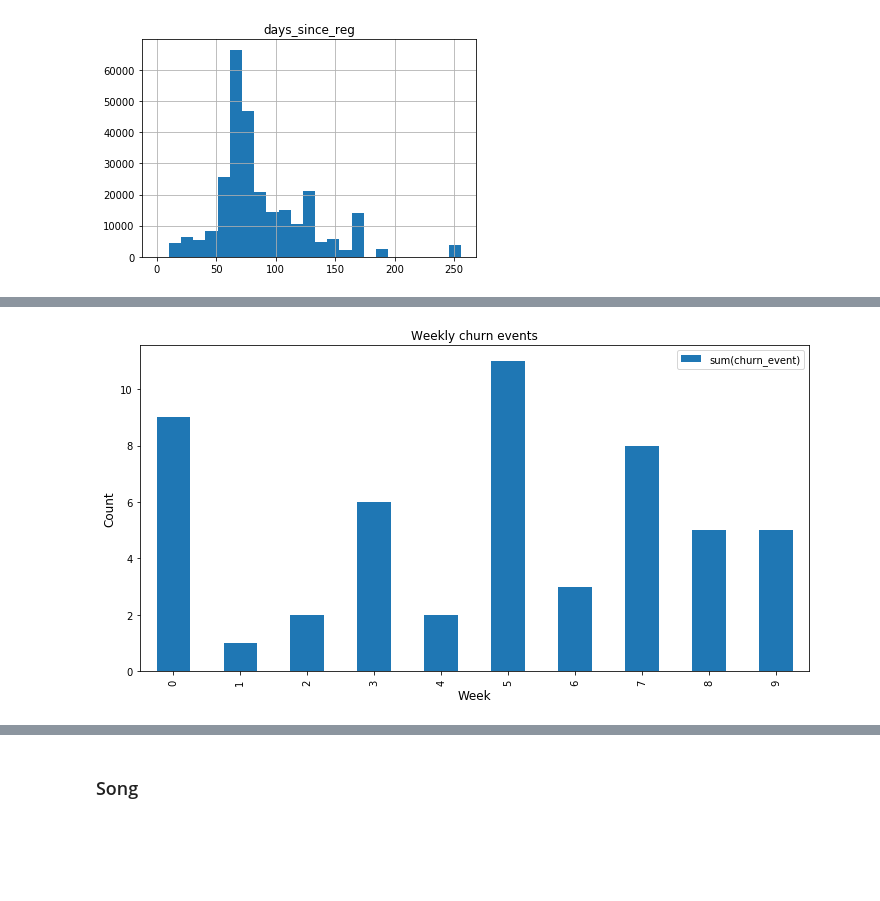
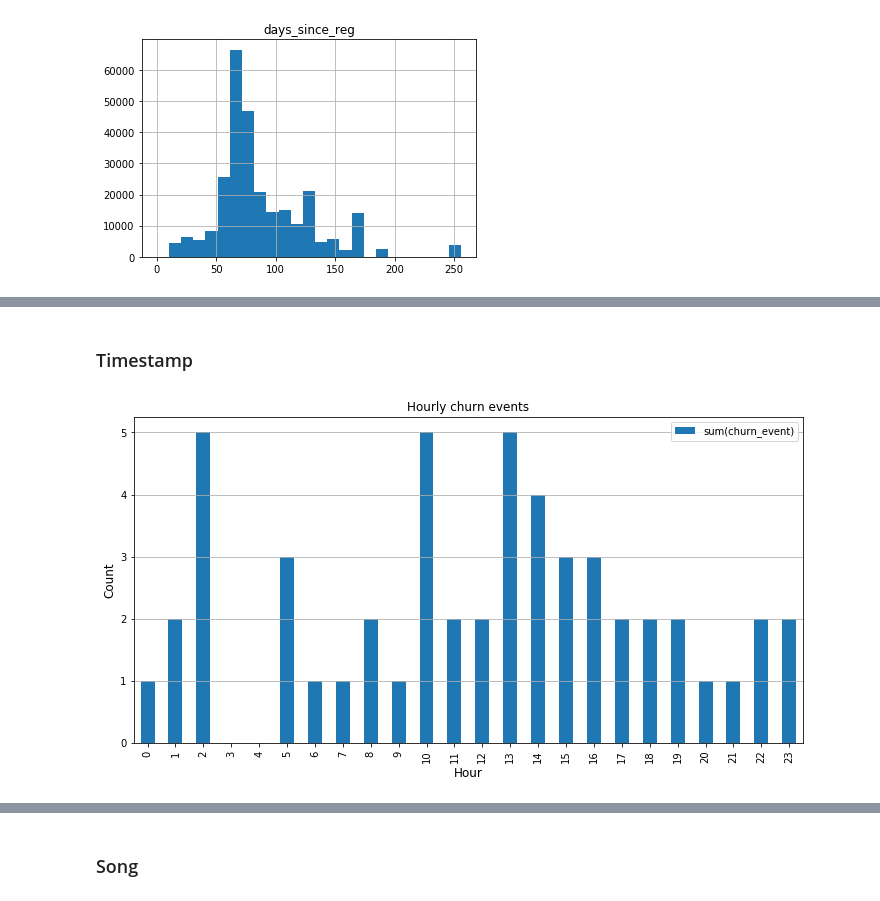
Before and after one commit to alwz1/Sparkify, a Jupyter notebook: Sparkify.ipynb, the cells around one changed output, grey strips where cells are left out. Drawn from its saved outputs; the diff is of its cells as text; code cells hidden in the pictures; blank space fills up the shorter version.

```diff
--- a/Sparkify.ipynb
+++ b/Sparkify.ipynb
@@ -546,8 +547,8 @@ start date: 2018-09-30 19:01:57
 end date: 2018-12-02 19:11:16
 # %%
 # number of days since registration
-df_valid = df_valid.withColumn(
-    "days_since_reg", F.max(F.datediff('dt', 'registration_dt')).over(Window.partitionBy('userId')))
+df_valid = df_valid.withColumn("days_since_reg", F.max(
+    F.datediff('dt', 'registration_dt')).over(Window.partitionBy('userId')))
 # %%
 df_valid.select('days_since_reg').describe().show()
 # %% [output]
@@ -604,4 +576,0 @@ def resample(column, agg_interval=900, time_format='yyyy-MM-dd HH:mm:ss'):
-# %%
-# resampled for weekly intervals
-df_valid = df_valid.withColumn('dt_resampled', resample(df_valid.dt, agg_interval=604800))
-df_valid.select('dt', 'dt_resampled', 'churn_event').show(5)
@@ -619,7 +589,22 @@ only showing top 5 rows
+# %% [markdown]
+### Timestamp
+# %%
+get_hour = F.udf(lambda x: datetime.datetime.fromtimestamp(
+    x / 1000.0).hour, T.IntegerType())
+get_day = F.udf(lambda x: datetime.datetime.fromtimestamp(
+    x / 1000.0).day, T.IntegerType())
+get_month = F.udf(lambda x: datetime.datetime.fromtimestamp(
+    x / 1000.0).month, T.IntegerType())
+# %%
+df_valid = df_valid.withColumn('hour', get_hour(F.col('ts')))\
+    .withColumn('day', get_day(F.col('ts')))\
+    .withColumn('month', get_month(F.col('ts')))
 # %%
-ax = df_valid.groupBy('dt_resampled').sum('churn_event').toPandas().plot.bar(figsize=(12,6))
-ax.set_xlabel('Week', fontsize=12)
+ax = df_valid.groupBy('hour').sum('churn_event').sort('hour').toPandas(
+).plot.bar(x='hour', y='sum(churn_event)', figsize=(12, 6))
+ax.grid(axis='y')
+ax.set_xlabel('Hour', fontsize=12)
 ax.set_ylabel('Count', fontsize=12)
-ax.set_title('Weekly churn events');
+ax.set_title('Hourly churn events');
 # %% [output]
-[figure, old version]
+[figure, new version]
```
Also changed, not shown: parts of 121 cells of this notebook.
